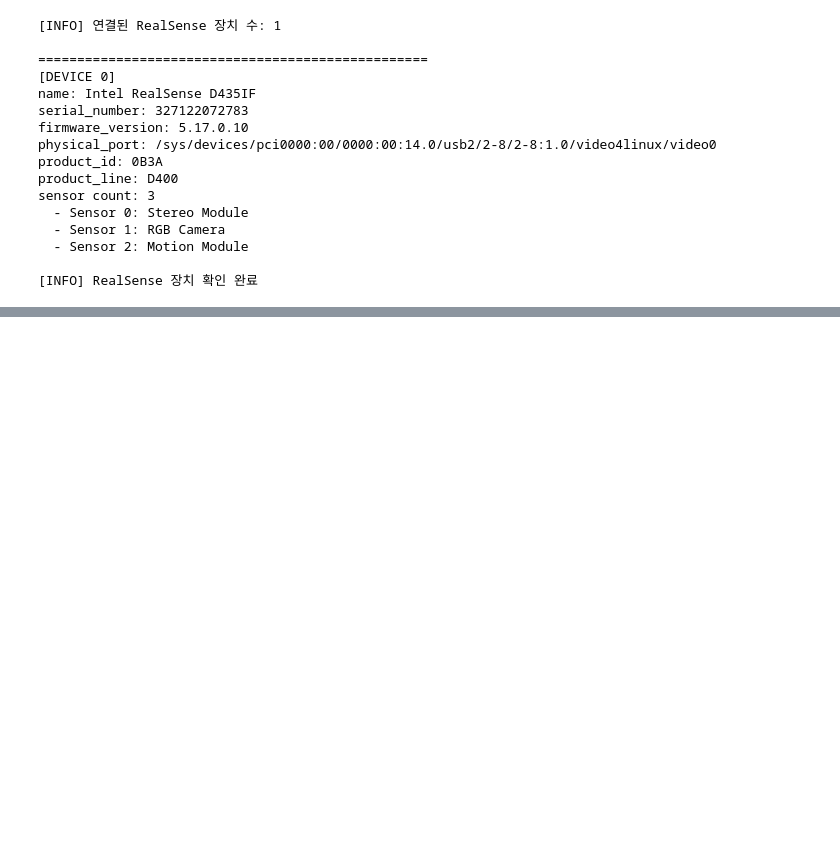
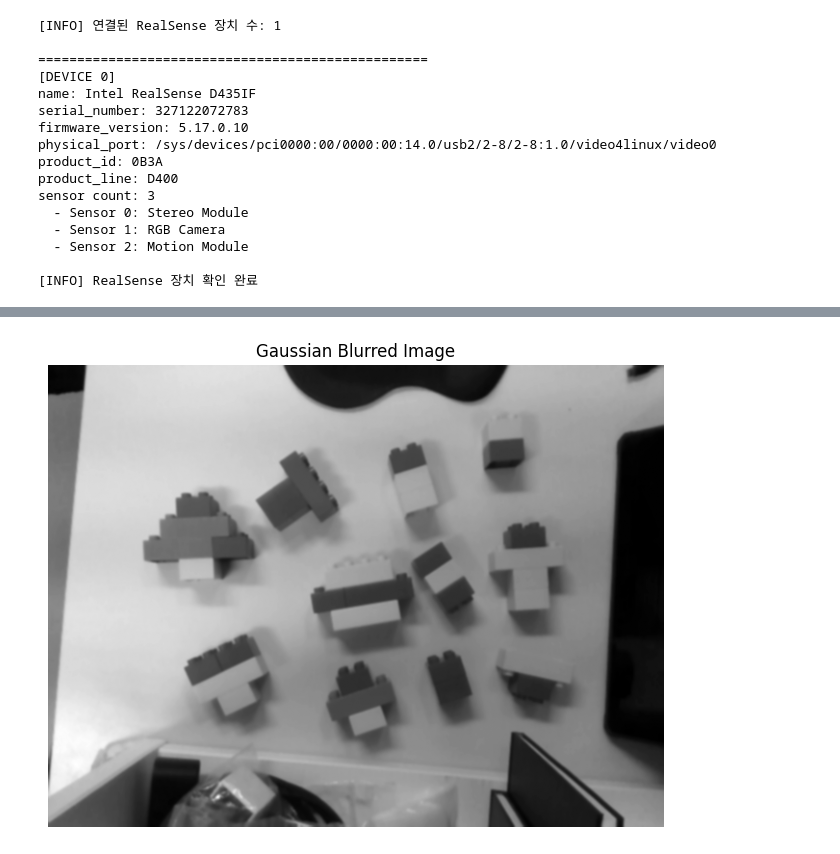
Before and after one commit to engineer0914/pointcloud_test, a Jupyter notebook: test.ipynb, the cells around one changed output, grey strips where cells are left out. Cells and saved outputs as stored; diff of their text form; code cells hidden in the pictures; blank space fills up the shorter version.

```diff
--- a/test.ipynb
+++ b/test.ipynb
@@ -463,0 +433,14 @@ plt.show()
+# %%
+blurred = cv2.GaussianBlur(
+    gray,
+    ksize=(5, 5),
+    sigmaX=0
+)
+
+plt.figure(figsize=(8, 6))
+plt.imshow(blurred, cmap="gray")
+plt.title("Gaussian Blurred Image")
+plt.axis("off")
+plt.show()
+# %% [output]
+[figure, added]
```
Also changed, not shown: parts of 19 cells of this notebook, 2 other files.
